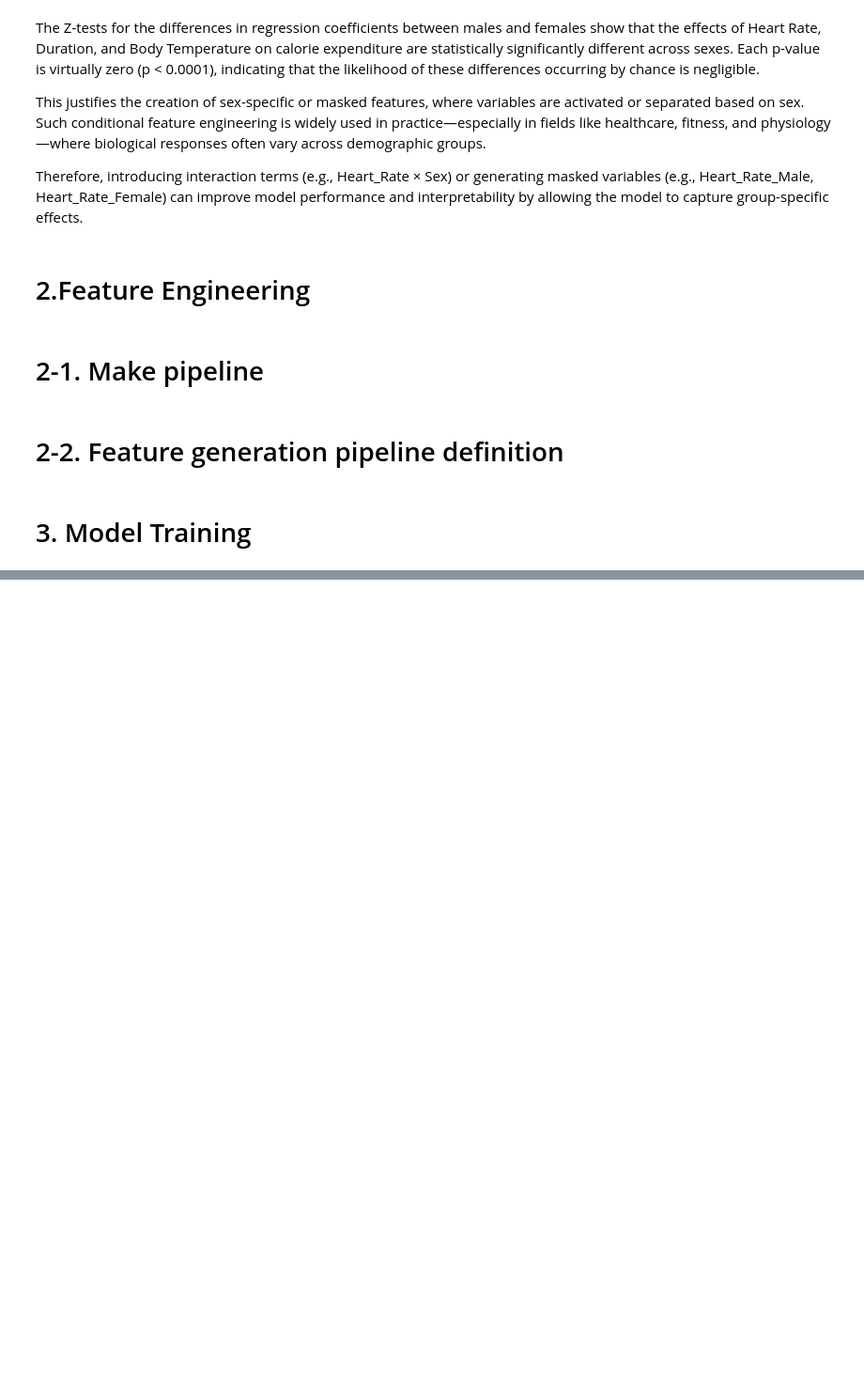
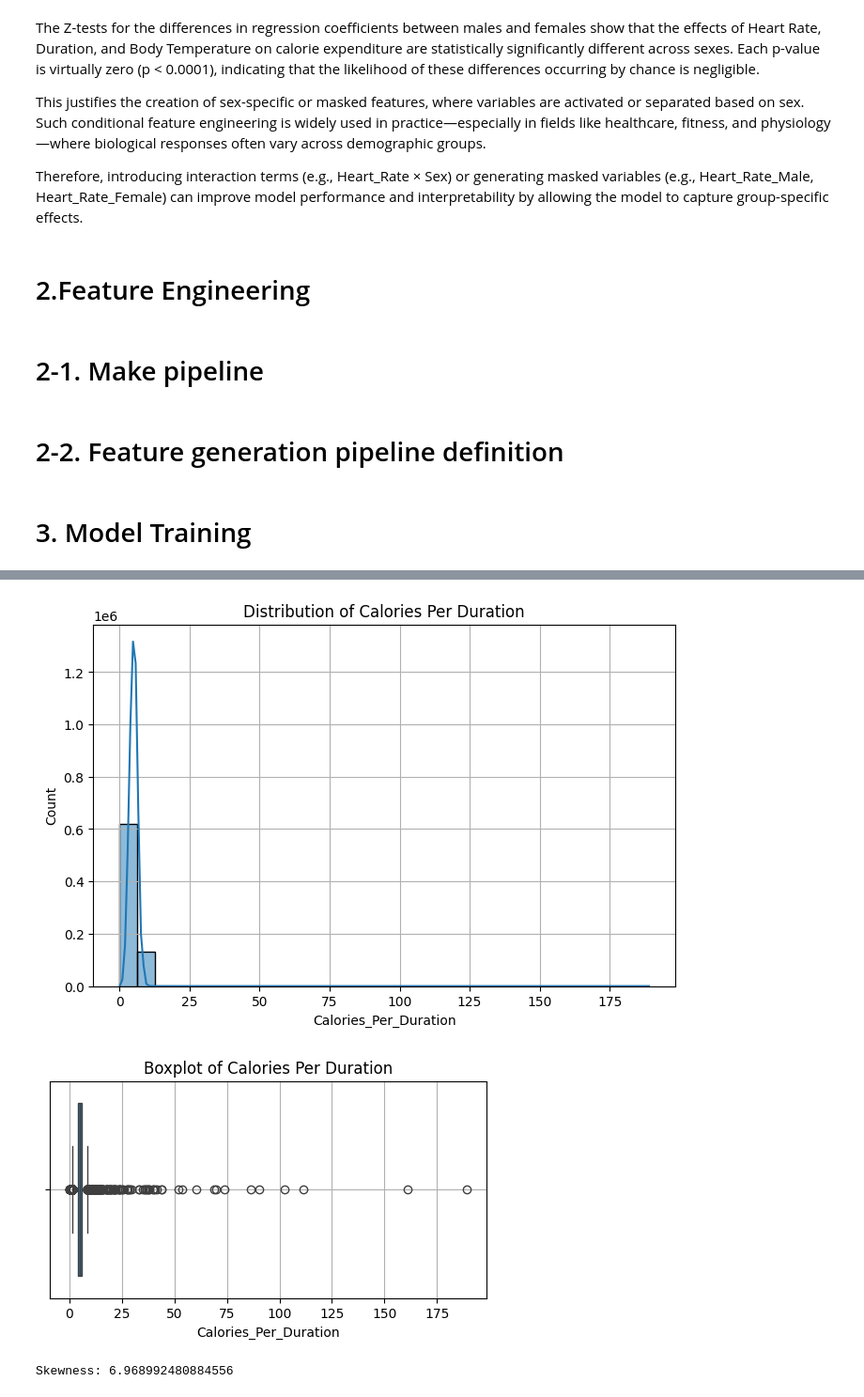
Before and after one commit to seiless/Kaggle, a Jupyter notebook: playground-series-s5e5/playground-series-s5e5-final.ipynb, the cells around one changed output, grey strips where cells are left out. Shown at 94% size. Saved outputs shown, nothing was run; the diff lists cells and outputs as text; code cells hidden in the pictures; blank space fills up the shorter version.

```diff
--- a/playground-series-s5e5/playground-series-s5e5-final.ipynb
+++ b/playground-series-s5e5/playground-series-s5e5-final.ipynb
@@ -758,0 +1000,22 @@ plt.show()
+# %%
+train['Calories_Per_Duration'] = train['Calories'] / train['Duration']
+# %%
+plt.figure(figsize=(8, 5))
+sns.histplot(train['Calories_Per_Duration'], bins=30, kde=True)
+plt.title('Distribution of Calories Per Duration')
+plt.xlabel('Calories_Per_Duration')
+plt.ylabel('Count')
+plt.grid(True)
+plt.show()
+
+plt.figure(figsize=(6, 3))
+sns.boxplot(x=train['Calories_Per_Duration'])
+plt.title('Boxplot of Calories Per Duration')
+plt.grid(True)
+plt.show()
+
+print("Skewness:", skew(train['Calories_Per_Duration']))
+# %% [output]
+[figure, added]
+[figure, added]
+Skewness: 6.968992480884556
```
Also changed, not shown: parts of 23 cells of this notebook.
